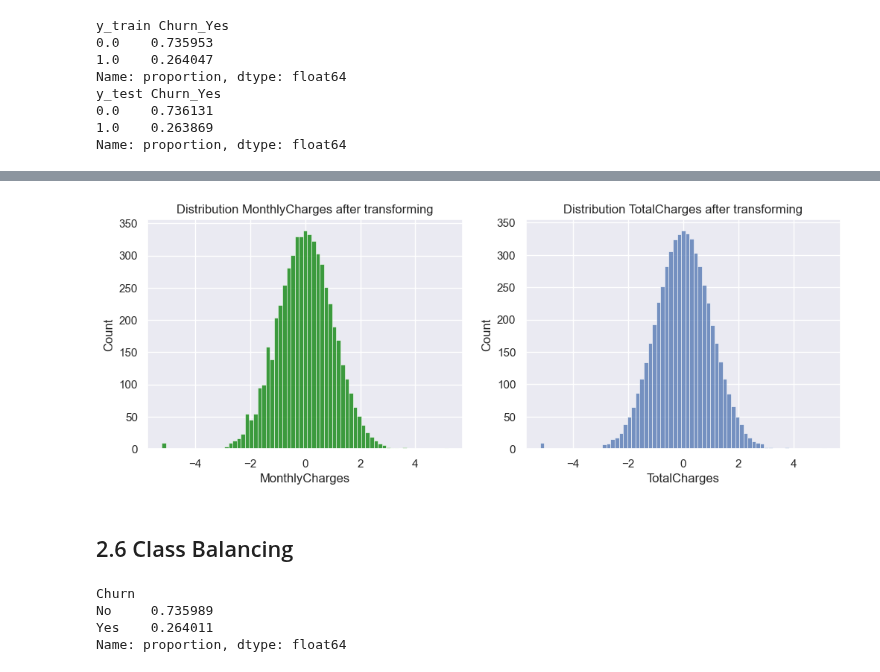
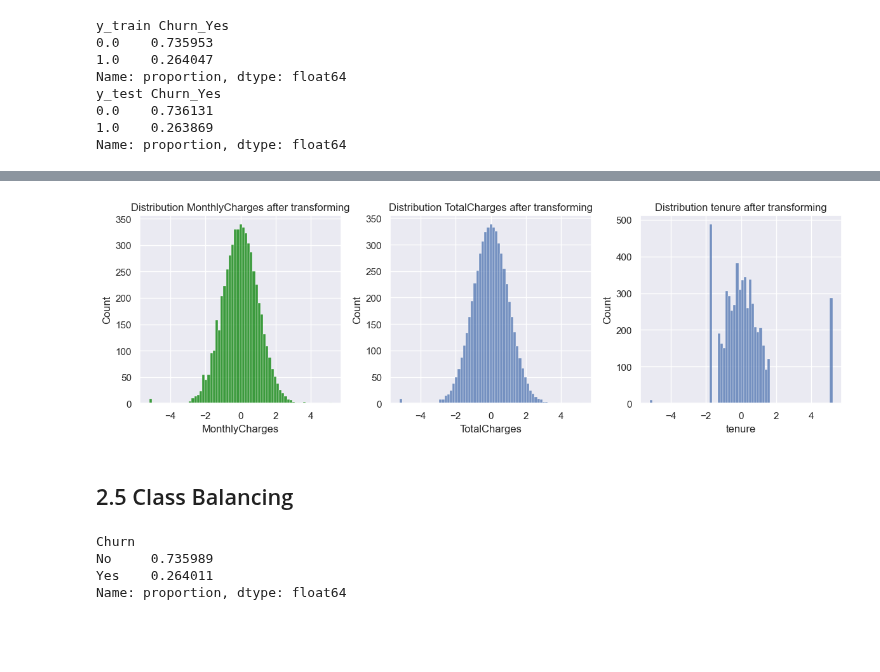
Before and after one commit to emsif84/churn_prediction, a Jupyter notebook: churn_prediction.ipynb, the cells around one changed output, grey strips where cells are left out. Cells and saved outputs as stored; diff of their text form; code cells hidden in the pictures; blank space fills up the shorter version.

```diff
--- a/churn_prediction.ipynb
+++ b/churn_prediction.ipynb
@@ -93,6 +66,3 @@ plt.tight_layout()
-# %%
-#Droping original feature tenure
-data_ml = data_ml.drop(columns='tenure')
 # %%
 #Seperate data into categorical features and numerical features
 data_cat = data_ml.select_dtypes(include=['object','category']).copy()
@@ -162,33 +144,47 @@ ax[1].set_ylabel=('Count')
 # %%
-#Quantil Transforming
+#Quantile Transforming
+
 from sklearn.preprocessing import QuantileTransformer
 
 #Instantiate Quantile Transformer
 quantile_normal = QuantileTransformer(output_distribution='normal')
 
 # Fit Transform X_train
-X_train[['MonthlyCharges','TotalCharges']] = quantile_normal.fit_transform(X_train[['MonthlyCharges','TotalCharges']])
+X_train[['MonthlyCharges','TotalCharges','tenure']] = quantile_normal.fit_transform(X_train[['MonthlyCharges','TotalCharges','tenure']])
 
 #Transform X_test
-X_test[['MonthlyCharges','TotalCharges']] = quantile_normal.transform(X_test[['MonthlyCharges','TotalCharges']])
+X_test[['MonthlyCharges','TotalCharges','tenure']] = quantile_normal.transform(X_test[['MonthlyCharges','TotalCharges','tenure']])
 # %%
-fig, ax = plt.subplots(1,2,figsize=(12,4))
+#Plot distribution after transforming
 
-#Subplot 1: transformed MonthlyCharges
-sns.histplot(X_train.MonthlyCharges,ax=ax[0],color='green')
-ax[0].set_title('Distribution MonthlyCharges after transforming')
-ax[0].set_xlabel('MonthlyCharges')
-ax[0].set_ylabel=('Count')
+def dist_after_quantile():
+    fig, ax = plt.subplots(1,3,figsize=(12,4))
 
-#Subplot 1: transformed TotalCharges
-sns.histplot(X_train.TotalCharges,ax=ax[1])
-ax[1].set_title('Distribution TotalCharges after transforming')
-ax[1].set_xlabel('TotalCharges')
-ax[1].set_ylabel=('Count')
+    #Subplot 1: transformed MonthlyCharges
+    sns.histplot(X_train.MonthlyCharges,ax=ax[0],color='green')
+    ax[0].set_title('Distribution MonthlyCharges after transforming')
+    ax[0].set_xlabel('MonthlyCharges')
+    ax[0].set_ylabel=('Count')
+
+    #Subplot 2: transformed TotalCharges
+    sns.histplot(X_train.TotalCharges,ax=ax[1])
+    ax[1].set_title('Distribution TotalCharges after transforming')
+    ax[1].set_xlabel('TotalCharges')
+    ax[1].set_ylabel=('Count')
+
+    #Subplot 3: transformed TotalCharges
+    sns.histplot(X_train.tenure,ax=ax[2])
+    ax[2].set_title('Distribution tenure after transforming')
+    ax[2].set_xlabel('tenure')
+    ax[2].set_ylabel=('Count')
+
+    plt.tight_layout()
+
+dist_after_quantile()
 # %% [output]
-[figure, old version]
+[figure, new version]
 # %% [markdown]
-## 2.6 Class Balancing
+## 2.5 Class Balancing
 # %%
 #Original Distribution target 'Churn'
 data_ml.Churn.value_counts(normalize=True)
```
Also changed, not shown: parts of 35 cells of this notebook.
